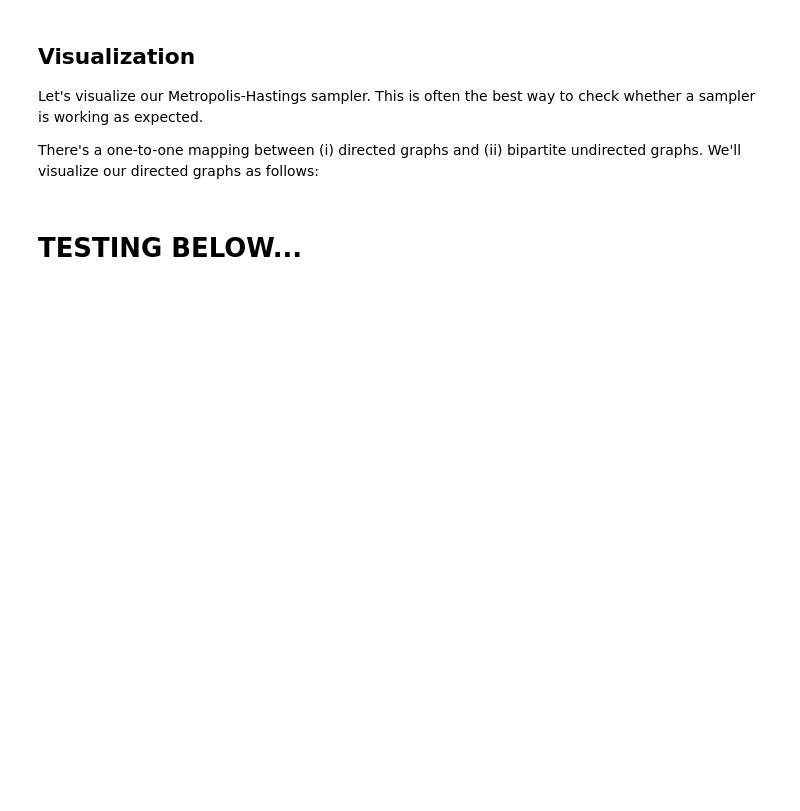
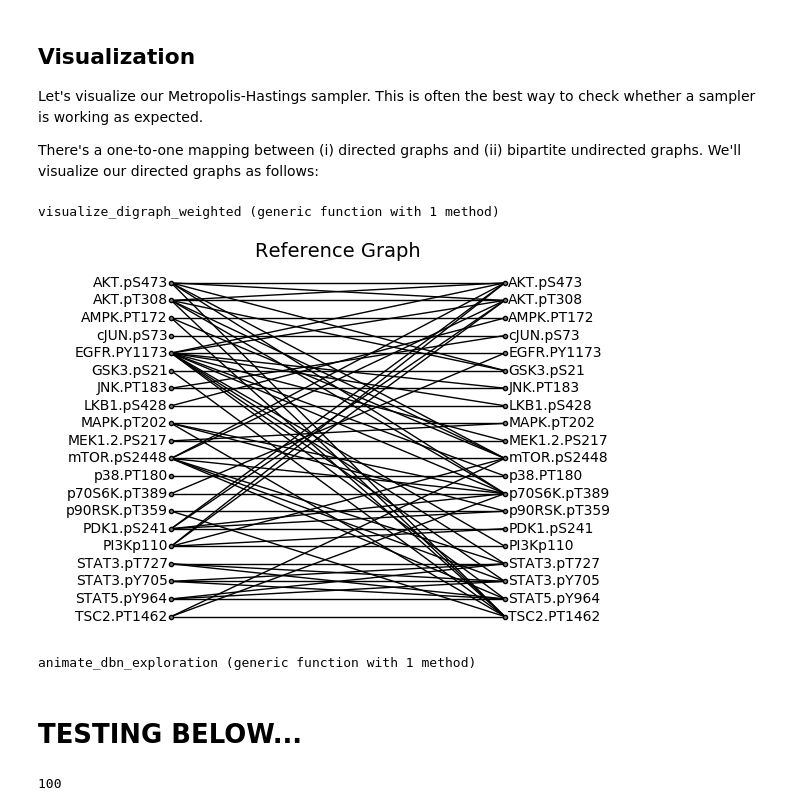
Before and after one commit to gitter-lab/ssps, a Jupyter notebook: julia-project/DBN-structure-inference.ipynb, the cells around one changed output. Drawn from its saved outputs; the diff is of its cells as text; code cells hidden in the pictures; blank space fills up the shorter version.

```diff
--- a/julia-project/DBN-structure-inference.ipynb
+++ b/julia-project/DBN-structure-inference.ipynb
@@ -446,7 +431,7 @@ Let's visualize our Metropolis-Hastings sampler. This is often the best way to c
 
 There's a one-to-one mapping between (i) directed graphs and (ii) bipartite undirected graphs. We'll visualize our directed graphs as follows:
 # %%
-function visualize_digraph(dg::DiGraph)
+function visualize_digraph(dg::DiGraph, v_labels::Vector{String})
     v = sort(collect(dg.vertices))
     ys = length(v):-1:1
     y_dict = Dict([vert => ys[i] for (i,vert) in enumerate(v)])
@@ -454,7 +439,7 @@ function visualize_digraph(dg::DiGraph)
 
     p = Plots.plot(xlim=(0.0, length(v)+1), ylim=(0.0, length(v)+1),
     legend=false, framestyle=:none, aspect_ratio=1.0)
-    Plots.yticks!(p, ys, v)
+    Plots.yticks!(p, ys, v_labels)
 
     for i=1:size(dg.edges)[1]
         e = dg.edges[i,:]
@@ -462,14 +447,14 @@ function visualize_digraph(dg::DiGraph)
     end
     for j=1:length(v)
         Plots.scatter!(p, xs, [y_dict[v[j]]; y_dict[v[j]]], markersize=60.0/length(v), markercolor=:gray)
-        Plots.annotate!(p, xs[1]-0.2, y_dict[v[j]], Plots.text(v[j], :right, 10))
-        Plots.annotate!(p, xs[2]+0.2, y_dict[v[j]], Plots.text(v[j], :left, 10))
+        Plots.annotate!(p, xs[1]-0.2, y_dict[v[j]], Plots.text(v_labels[j], :right, 10))
+        Plots.annotate!(p, xs[2]+0.2, y_dict[v[j]], Plots.text(v_labels[j], :left, 10))
     end
 
     return p
 end
 
-function visualize_digraph_weighted(dg::DiGraph, weights::Dict)
+function visualize_digraph_weighted(dg::DiGraph, weights::Dict, v_labels::Vector{String})
     v = sort(collect(dg.vertices))
     ys = length(v):-1:1
     y_dict = Dict([vert => ys[i] for (i,vert) in enumerate(v)])
@@ -477,7 +462,7 @@ function visualize_digraph_weighted(dg::DiGraph, weights::Dict)
 
     p = Plots.plot(xlim=(0.0, length(v)+1), ylim=(0.0, length(v)+1),
     legend=false, framestyle=:none, aspect_ratio=1.0)
-    Plots.yticks!(p, ys, v)
+    Plots.yticks!(p, ys, v_labels)
 
     for (e, w) in weights
         Plots.plot!(p, xs, [y_dict[e[1]]; y_dict[e[2]]],
@@ -485,17 +470,21 @@ function visualize_digraph_weighted(dg::DiGraph, weights::Dict)
     end
     for j=1:length(v)
         Plots.scatter!(p, xs, [y_dict[v[j]]; y_dict[v[j]]], markersize=60.0/length(v), markercolor=:gray)
-        Plots.annotate!(p, xs[1]-0.2, y_dict[v[j]], Plots.text(v[j], :right, 10))
-        Plots.annotate!(p, xs[2]+0.2, y_dict[v[j]], Plots.text(v[j], :left, 10))
+        Plots.annotate!(p, xs[1]-0.2, y_dict[v[j]], Plots.text(v_labels[j], :right, 10))
+        Plots.annotate!(p, xs[2]+0.2, y_dict[v[j]], Plots.text(v_labels[j], :left, 10))
     end
 
     return p
 end
+# %% [output]
+visualize_digraph_weighted (generic function with 1 method)
 # %%
-p = visualize_digraph(reference_dg)
+p = visualize_digraph(reference_dg, protein_vec)
 Plots.title!(p, "Reference Graph")
+# %% [output]
+[figure, added]
 # %%
-function animate_dbn_sampling(dg::DiGraph, model, model_args, proposal, proposal_args,
+function animate_dbn_sampling(dg::DiGraph, v_labels, model, model_args, proposal, proposal_args,
                               involution, n_samples, thinning, title, gif_file_name)
 
     tr, _ = Gen.generate(model, model_args)
@@ -503,7 +492,7 @@ function animate_dbn_sampling(dg::DiGraph, model, model_args, proposal, proposal
         for t=1:thinning
             tr, _ = Gen.metropolis_hastings(tr, proposal, proposal_args, involution)
         end
-        p = visualize_digraph(tr[:G])
+        p = visualize_digraph(tr[:G], v_labels)
         curtitle = replace(title, "__SAMPLES__"=>i)
         Plots.title!(p, curtitle)
         if i%thinning == 0
@@ -515,7 +504,7 @@ function animate_dbn_sampling(dg::DiGraph, model, model_args, proposal, proposal
 end
 
 
-function animate_dbn_sampling_density(dg::DiGraph, model, model_args, proposal, proposal_args, involution,
+function animate_dbn_sampling_density(dg::DiGraph, v_labels, model, model_args, proposal, proposal_args, involution,
                                       n_samples, thinning, median_weight, title, gif_file_name)
 
     tr, _ = Gen.generate(model, model_args)
@@ -535,7 +524,7 @@ function animate_dbn_sampling_density(dg::DiGraph, model, model_args, proposal,
 
         weight_dict = Dict([e => (1.0*count/i)^(-1.0/log2(median_weight)) for (e, count) in count_dict])
         #println(weight_dict)
-        p = visualize_digraph_weighted(G, weight_dict)
+        p = visualize_digraph_weighted(G, weight_dict, v_labels)
         curtitle = replace(title, "__SAMPLES__"=>i)
         Plots.title!(p, curtitle)
     end
@@ -564,7 +553,7 @@ function graph_diff(new_g::DiGraph{T}, old_g::DiGraph{T}) where T
 end
 
 
-function animate_dbn_exploration(dg::DiGraph, model, model_args, proposal, proposal_args,
+function animate_dbn_exploration(dg::DiGraph, v_labels, model, model_args, proposal, proposal_args,
                                  involution, n_iterations, title, gif_file_name)
 
     v = sort(collect(dg.vertices))
@@ -581,7 +570,7 @@ function animate_dbn_exploration(dg::DiGraph, model, model_args, proposal, propo
             rejections += 1
         end
         new_G = tr[:G]
-        p = visualize_digraph(new_G)
+        p = visualize_digraph(new_G, v_labels)
         curtitle = replace(title, "__STEPS__"=>i)
         curtitle = replace(curtitle, "__REJECTIONS__"=>rejections)
         Plots.title!(p, curtitle)
@@ -600,6 +589,8 @@ function animate_dbn_exploration(dg::DiGraph, model, model_args, proposal, propo
 
     return 1.0*rejections/n_iterations
 end
+# %% [output]
+animate_dbn_exploration (generic function with 1 method)
 # %% [markdown]
 # TESTING BELOW...
 # %%
@@ -610 +601,11 @@ end
+# %%
+lambda = 3.0
+n_steps = 1000
+med_indegs = [2.0]
+regression_deg_max = 4
+rejection_rates = []
+thinnings = [1000]
+n_samples = 100
+# %% [output]
+100
 # %%
```
Also changed, not shown: parts of 32 cells of this notebook.
